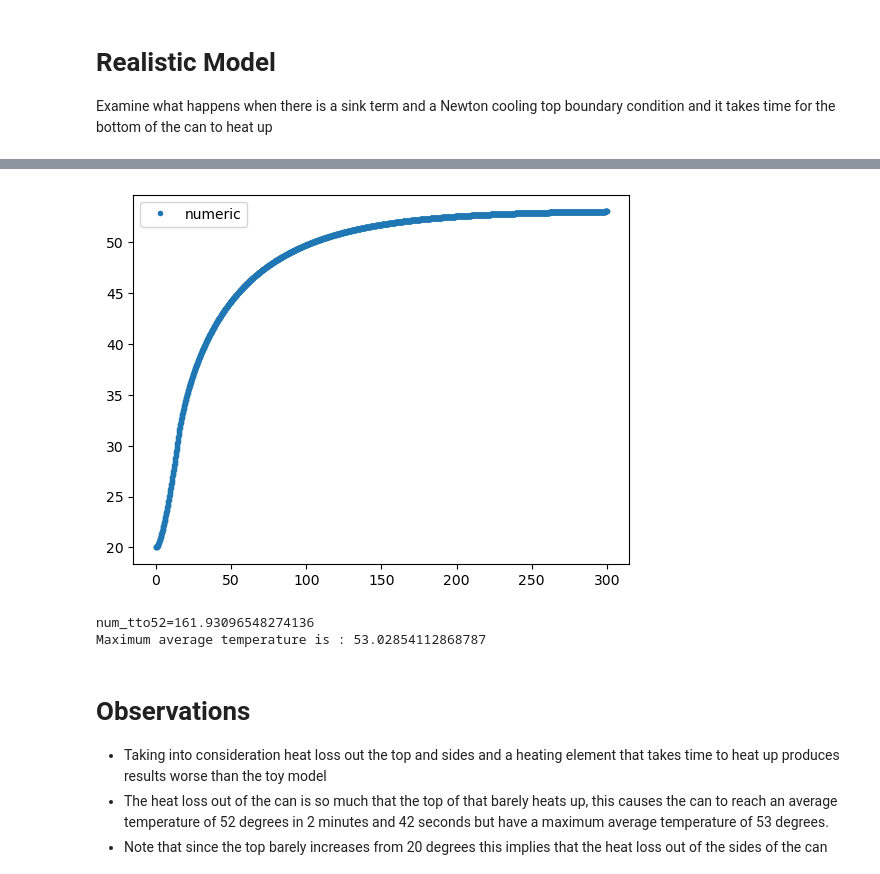
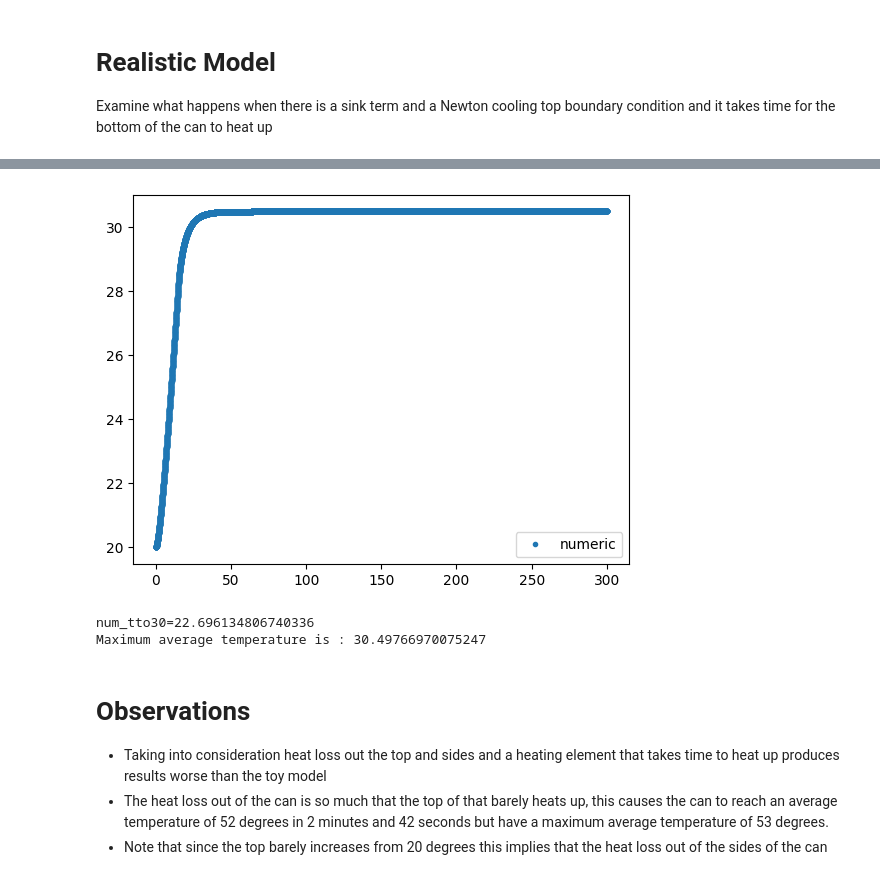
Before and after one commit to markalvaress/Drinks_Cans_IM, a Jupyter notebook: Observations.ipynb, the cells around one changed output, grey strips where cells are left out. Saved outputs shown, nothing was run; the diff lists cells and outputs as text; code cells hidden in the pictures.

```diff
--- a/Observations.ipynb
+++ b/Observations.ipynb
@@ -102,12 +102,12 @@ Maximum average temperature is : 84.96740876790147
 # Define parameters
 b0 = 150 # u(0,t)= b0 (boundary cond)
 bL = 20 # u(L,t)= bL (boundary cond)
-D = 0.143*10**(-4) # thermal diffusivity coefficient - in the liquid
+D = 0.01 # thermal diffusivity coefficient - in the liquid
 a = 0 # heat transfer coefficient of liquid through container to air - for sink term along sides of can
-T = 300 # final time
-L = 0.13 # Length (i.e. height) of the can
+T = 3 # final time
+L = 0.1 # Length (i.e. height) of the can
 Nt_points = 4000    # number of timesteps
-Nx_points = 100   # number of spaces in x
+Nx_points = 97   # number of spaces in x
 
 u_inf = bL # air temperature - for this problem we say that the temperature at end of rod is fixed at air temp
 
@@ -309,17 +293,9 @@ Maximum average temperature is : 80.69151197824971
 # %% [markdown]
 #### Scenario 4: Halve N_x while keeping N_t the same
 # %%
-# Define parameters
-b0 = 150 # u(0,t)= b0 (boundary cond)
-bL = 20 # u(L,t)= bL (boundary cond)
-D = 0.143*10**(-4) # thermal diffusivity coefficient - in the liquid
-a = 0 # heat transfer coefficient of liquid through container to air - for sink term along sides of can
-T = 300 # final time
-L = 0.13 # Length (i.e. height) of the can
+L = 0.1 # Length (i.e. height) of the can
 Nt_points = 2000    # number of timesteps
-Nx_points = 50   # number of spaces in x
-
-u_inf = bL # air temperature - for this problem we say that the temperature at end of rod is fixed at air temp
+Nx_points = 97//2   # number of spaces in x
 
 # Set initial condition
 u0 = np.zeros(Nx_points)
@@ -392,7 +368,7 @@ bL = 20 # u(L,t)= bL (boundary cond)
 D = 10**(-5) # thermal diffusivity coefficient - in the liquid
 T = 300 # final time
 L = 0.1031 # Length (i.e. height) of the can
-Nt_points = 2000    # number of timesteps
+Nt_points = 20000    # number of timesteps
 Nx_points = 100   # number of spaces in x
 u_inf = bL # air temperature - for this problem we say that the temperature at end of rod is fixed at air temp
 
@@ -413,22 +389,8 @@ u0[0] = b0(0)
 u0[1:] = u_inf*np.ones(Nx_points-1)
 
 # Simulate the solution
-U = si.simulate_sink_with_fancy_bcs(u0, b0, D, T, Nt_points, L, Nx_points, a, h, kW, u_inf, 2*r1)
+U_1 = si.simulate_sink_with_fancy_bcs(u0, b0, D, T, Nt_points, L, Nx_points, a, h, kW, u_inf, 2*r1)
 
 # Redo time functions
 index_to_time = hp.create_index_to_time_fn(T, Nt_points)
 time_to_index = hp.create_time_to_index_fn(T, Nt_points)
-
-x = np.linspace(0,L,Nx_points)
-
-for i in (0, Nt_points//20, Nt_points//10, Nt_points//5, Nt_points//2, Nt_points - 1):
-    t = index_to_time(i)
-    plt.plot(x, U[:, i], ".", label = f"Numeric, {t=:.2f}")
-
-plt.xlim(0, L)
-plt.xlabel("Height of the liquid (m)")
-plt.ylabel("Temperature of the liquid (°C)")
-plt.legend()
-
-plt.savefig("model1.png", bbox_inches='tight')
-plt.show()
@@ -437,26 +413,26 @@ plt.show()
 # %%
 # Check average temperature
-avg_temp_numeric = si.create_numeric_avtemp_fn(U, 1/(Nx_points - 1), time_to_index)
+avg_temp_numeric_1 = si.create_numeric_avtemp_fn(U_1, 1/(Nx_points - 1), time_to_index)
 
 t = np.linspace(0, T, Nt_points)
-plt.plot(t, avg_temp_numeric(t), ".", label = "numeric")
+plt.plot(t, avg_temp_numeric_1(t), ".", label = "numeric")
 plt.legend()
 plt.show()
 # %% [output]
-[figure, old version]
+[figure, new version]
 # %%
-num_tto52 = si.time_to_temp(avg_temp_numeric(t), 52, index_to_time)
+num_tto30 = si.time_to_temp(avg_temp_numeric_1(t), 30, index_to_time)
 
-print(f"{num_tto52=}")
+print(f"{num_tto30=}")
 
 # Find maximum average temperature
 k = np.linspace(0, T, Nt_points)
-averages = avg_temp_numeric(k)
+averages = avg_temp_numeric_1(k)
 
 print('Maximum average temperature is :',averages.max())
 # %% [output]
-num_tto52=161.93096548274136
-Maximum average temperature is : 53.02854112868787
+num_tto30=22.696134806740336
+Maximum average temperature is : 30.49766970075247
 # %% [markdown]
 # Observations
 - Taking into consideration heat loss out the top and sides and a heating element that takes time to heat up produces results worse than the toy model
```
Also changed, not shown: parts of 27 cells of this notebook, 1 other file.
